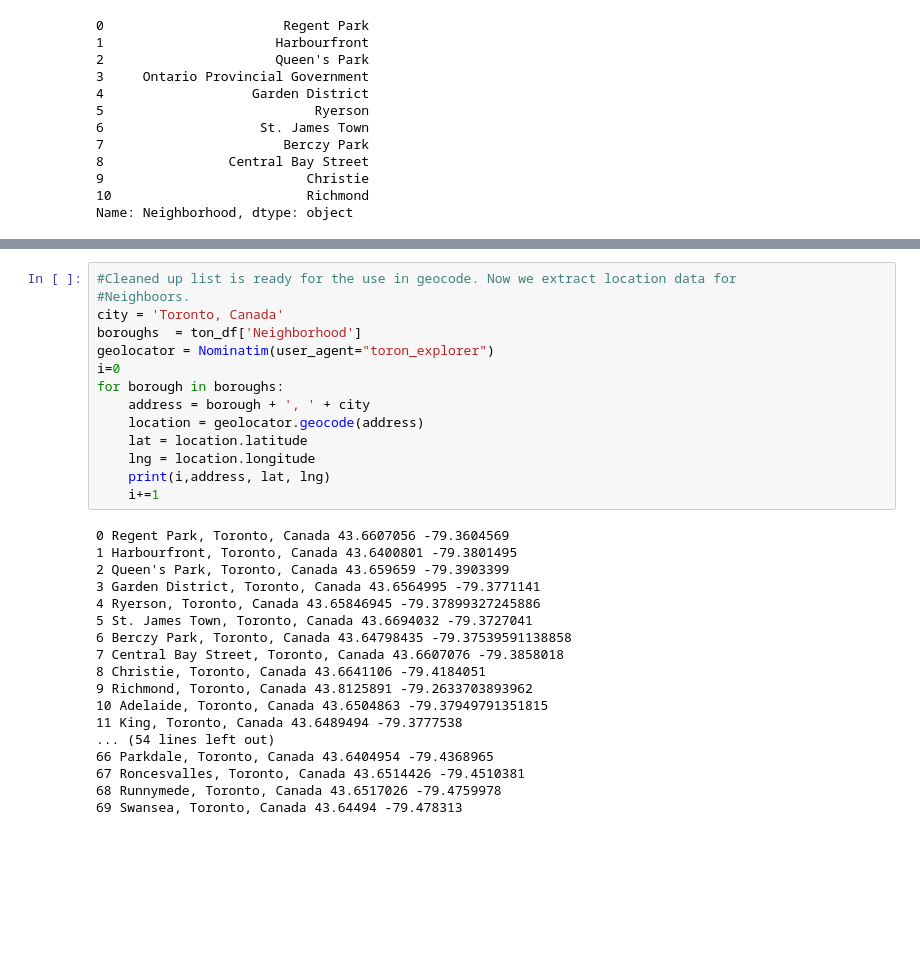
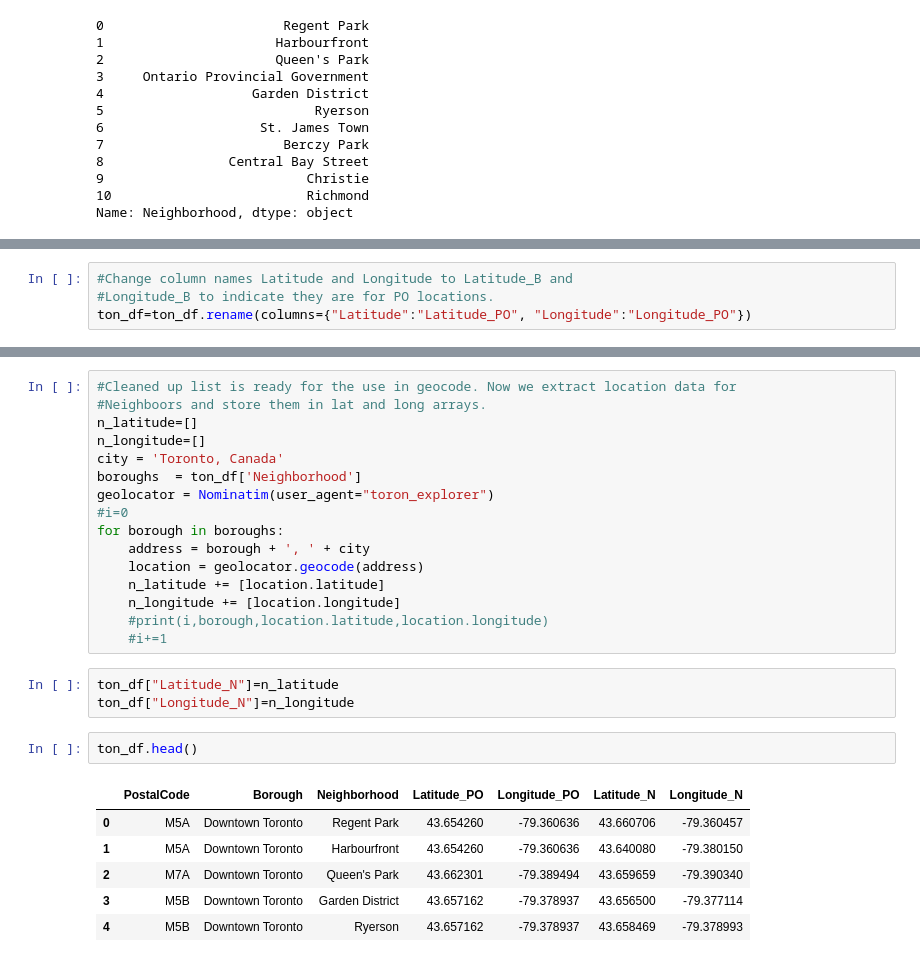
Before and after one commit to pekermilas/Coursera_Capstone, a Jupyter notebook: Week3_TorontoData/TorontoNeighborhoods.ipynb, the cells around one changed output, grey strips where cells are left out. Saved outputs shown, nothing was run; the diff lists cells and outputs as text; blank space fills up the shorter version.

```diff
--- a/Week3_TorontoData/TorontoNeighborhoods.ipynb
+++ b/Week3_TorontoData/TorontoNeighborhoods.ipynb
@@ -267,3 +254,7 @@ ton_df.shape
+# %%
+#Change column names Latitude and Longitude to Latitude_B and
+#Longitude_B to indicate they are for PO locations.
+ton_df=ton_df.rename(columns={"Latitude":"Latitude_PO", "Longitude":"Longitude_PO"})
 # %%
 #Geocode is not able to find locations of some Neighborhoods, so I will drop them from
 #the list before analysis.
@@ -274,32 +269,28 @@ for i in black_list:
 # %%
 #Cleaned up list is ready for the use in geocode. Now we extract location data for
-#Neighboors.
+#Neighboors and store them in lat and long arrays.
+n_latitude=[]
+n_longitude=[]
 city = 'Toronto, Canada'
 boroughs  = ton_df['Neighborhood']
 geolocator = Nominatim(user_agent="toron_explorer")
-i=0
+#i=0
 for borough in boroughs:
     address = borough + ', ' + city
     location = geolocator.geocode(address)
-    lat = location.latitude
-    lng = location.longitude
-    print(i,address, lat, lng)
-    i+=1
+    n_latitude += [location.latitude]
+    n_longitude += [location.longitude]
+    #print(i,borough,location.latitude,location.longitude)
+    #i+=1
-# %% [output]
-0 Regent Park, Toronto, Canada 43.6607056 -79.3604569
-1 Harbourfront, Toronto, Canada 43.6400801 -79.3801495
-2 Queen's Park, Toronto, Canada 43.659659 -79.3903399
-3 Garden District, Toronto, Canada 43.6564995 -79.3771141
-4 Ryerson, Toronto, Canada 43.65846945 -79.37899327245886
-5 St. James Town, Toronto, Canada 43.6694032 -79.3727041
-6 Berczy Park, Toronto, Canada 43.64798435 -79.37539591138858
-7 Central Bay Street, Toronto, Canada 43.6607076 -79.3858018
-8 Christie, Toronto, Canada 43.6641106 -79.4184051
-9 Richmond, Toronto, Canada 43.8125891 -79.2633703893962
-10 Adelaide, Toronto, Canada 43.6504863 -79.37949791351815
-11 King, Toronto, Canada 43.6489494 -79.3777538
-... (54 lines left out)
-66 Parkdale, Toronto, Canada 43.6404954 -79.4368965
-67 Roncesvalles, Toronto, Canada 43.6514426 -79.4510381
-68 Runnymede, Toronto, Canada 43.6517026 -79.4759978
-69 Swansea, Toronto, Canada 43.64494 -79.478313
+# %%
+ton_df["Latitude_N"]=n_latitude
+ton_df["Longitude_N"]=n_longitude
+# %%
+ton_df.head()
+# %% [output]
+|  | PostalCode | Borough | Neighborhood | Latitude_PO | Longitude_PO | Latitude_N | Longitude_N |
+| 0 | M5A | Downtown Toronto | Regent Park | 43.654260 | -79.360636 | 43.660706 | -79.360457 |
+| 1 | M5A | Downtown Toronto | Harbourfront | 43.654260 | -79.360636 | 43.640080 | -79.380150 |
+| 2 | M7A | Downtown Toronto | Queen's Park | 43.662301 | -79.389494 | 43.659659 | -79.390340 |
+| 3 | M5B | Downtown Toronto | Garden District | 43.657162 | -79.378937 | 43.656500 | -79.377114 |
+| 4 | M5B | Downtown Toronto | Ryerson | 43.657162 | -79.378937 | 43.658469 | -79.378993 |
```
Also changed, not shown: parts of 21 cells of this notebook.
